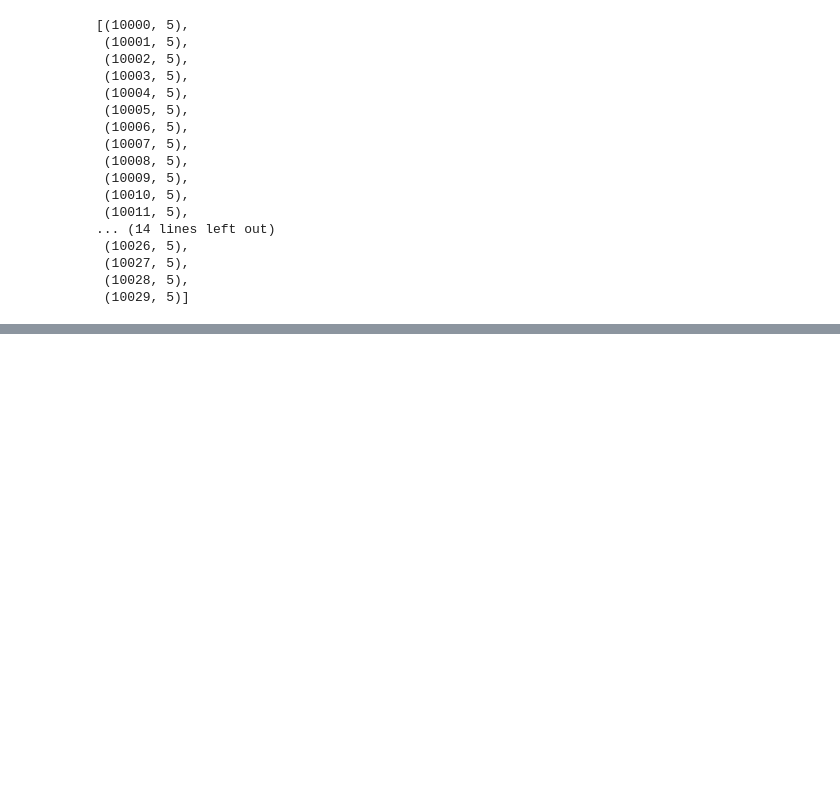
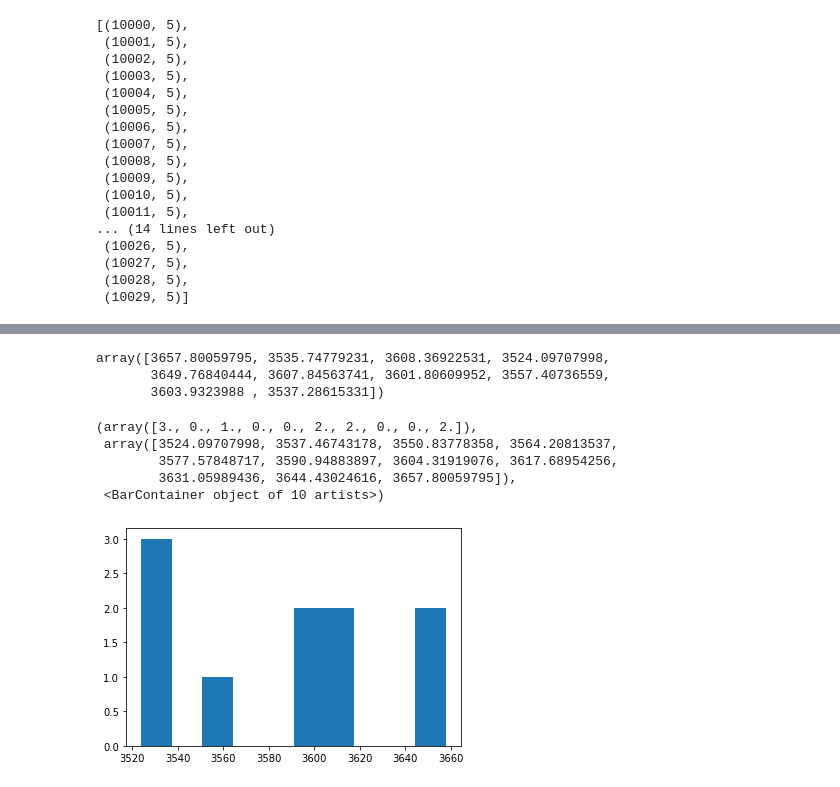
Before and after one commit to 200k33p3r/M92, a Jupyter notebook: parallel search.ipynb, the cells around one changed output, grey strips where cells are left out. Cells and saved outputs as stored; diff of their text form; code cells hidden in the pictures; blank space fills up the shorter version.

```diff
--- a/parallel search.ipynb
+++ b/parallel search.ipynb
@@ -146,0 +315,19 @@ param_list[:30]
+# %%
+import pandas as pd
+dp = pd.read_csv('C:\\Users\\irisd\\Desktop\\share\\result\\resample_chi2')
+# %%
+dp['chi2'].values
+# %% [output]
+array([3657.80059795, 3535.74779231, 3608.36922531, 3524.09707998,
+       3649.76840444, 3607.84563741, 3601.80609952, 3557.40736559,
+       3603.9323988 , 3537.28615331])
+# %%
+import matplotlib.pyplot as plt
+plt.hist(dp['chi2'].values,bins=10)
+# %% [output]
+(array([3., 0., 1., 0., 0., 2., 2., 0., 0., 2.]),
+ array([3524.09707998, 3537.46743178, 3550.83778358, 3564.20813537,
+        3577.57848717, 3590.94883897, 3604.31919076, 3617.68954256,
+        3631.05989436, 3644.43024616, 3657.80059795]),
+ <BarContainer object of 10 artists>)
+[figure, added]
```
Also changed, not shown: parts of 26 cells of this notebook, 1 other file.
